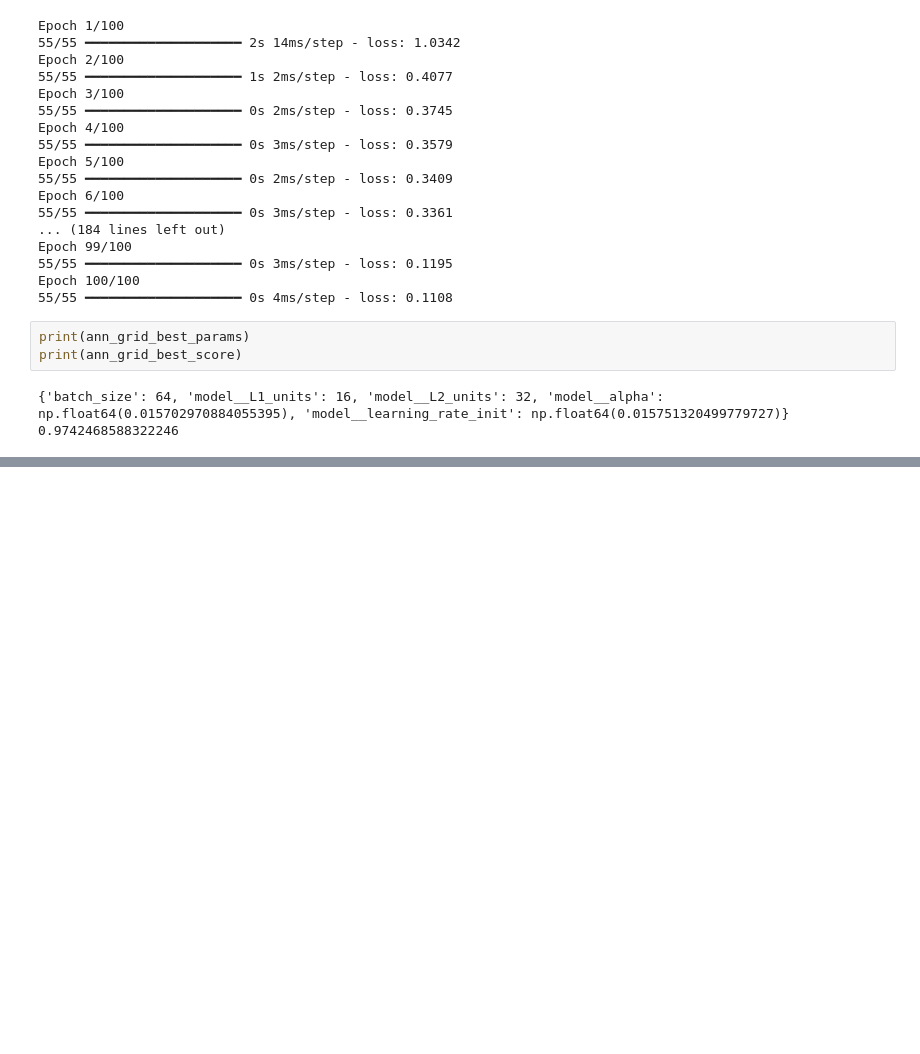
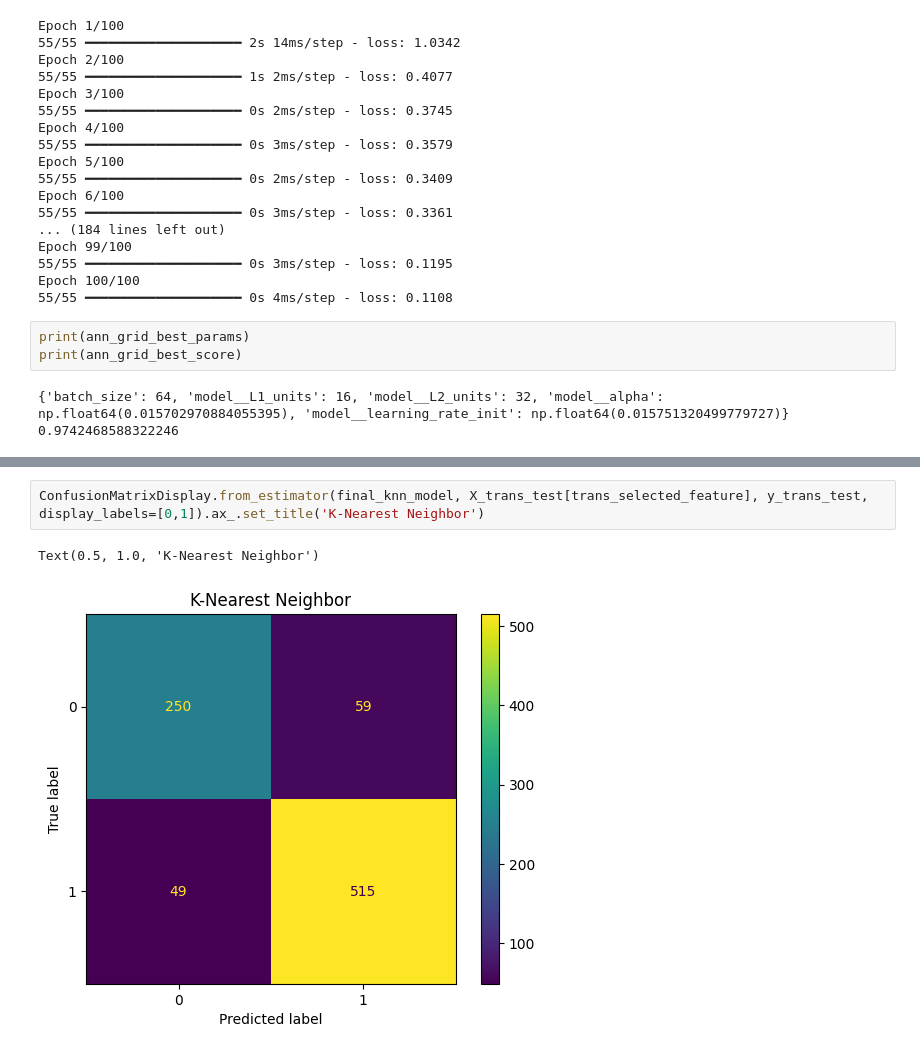
Before and after one commit to Juuphaada/Machine-Learning-Study, a Jupyter notebook: mexico_find_best_dataset&modelsSetting.ipynb, the cells around one changed output, grey strips where cells are left out. Drawn from its saved outputs; the diff is of its cells as text; blank space fills up the shorter version.

```diff
--- a/mexico_find_best_dataset&modelsSetting.ipynb
+++ b/mexico_find_best_dataset&modelsSetting.ipynb
@@ -680,0 +806,5 @@ print(ann_grid_best_score)
+# %%
+ConfusionMatrixDisplay.from_estimator(final_knn_model, X_trans_test[trans_selected_feature], y_trans_test, display_labels=[0,1]).ax_.set_title('K-Nearest Neighbor')
+# %% [output]
+Text(0.5, 1.0, 'K-Nearest Neighbor')
+[figure, added]
```
Also changed, not shown: parts of 17 cells of this notebook.
